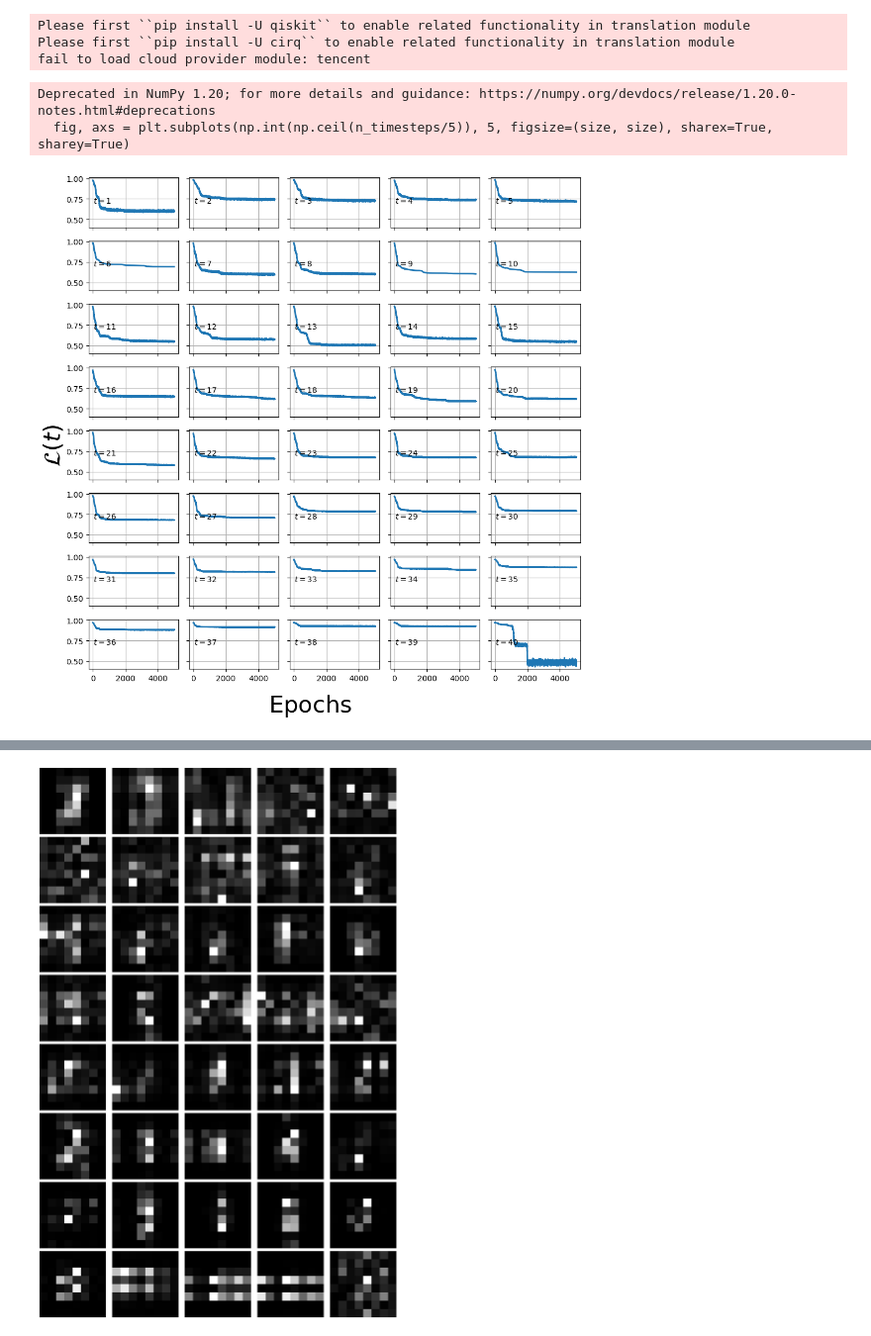
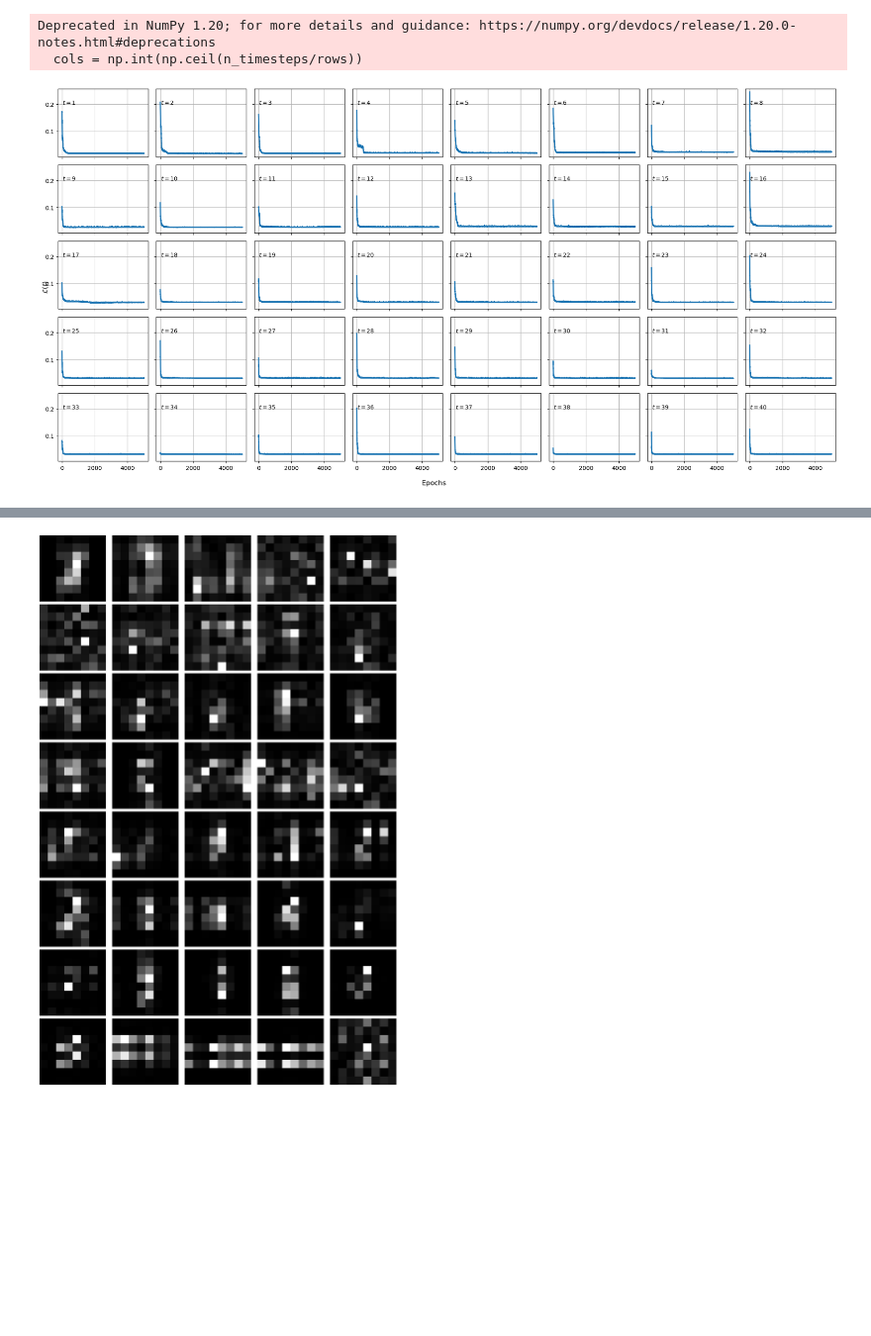
Before and after one commit to alapena/QuantGenMdl, a Jupyter notebook: visualize_denoising.ipynb, the cells around one changed output, grey strips where cells are left out. Shown at 99% size. Cells and saved outputs as stored; diff of their text form; code cells hidden in the pictures; blank space fills up the shorter version.

Commit message:
started n_dim circleY

```diff
--- a/visualize_denoising.ipynb
+++ b/visualize_denoising.ipynb
@@ -12,37 +12,36 @@ import time
 config = {
     'dataset': {
         'dir': './data',
-        'name': 'MNIST1',
+        'name': 'CIRCLEY',
     }
 }
-n_data, n_pixels, n_timesteps, n_ancilla_qubits, n_backward_layers = 1000, 64, 40, 4, 9
+n_data, n_pixels, n_timesteps, n_ancilla_qubits, n_backward_layers = 1000, 2, 40, 2, 6
 _, n_qubits = find_closest_power_of_2(n_pixels, return_power=True)
 diffusion_schedule = 'linear1'
 device = 'cpu'
-# %% [output]
-Please first ``pip install -U qiskit`` to enable related functionality in translation module
-Please first ``pip install -U cirq`` to enable related functionality in translation module
-fail to load cloud provider module: tencent
 # %%
 size = 10
-fig, axs = plt.subplots(np.int(np.ceil(n_timesteps/5)), 5, figsize=(size, size), sharex=True, sharey=True)
+
+rows = 5
+cols = np.int(np.ceil(n_timesteps/rows))
+fig, axs = plt.subplots(rows, cols, figsize=(size+10, size), sharex=True, sharey=True)
 for i in range(n_timesteps):
     # if i < 11:
     #     continue
     dir, filename = get_path(config, type='modelfinallosshist', n_data=n_data, n_pixels=n_pixels, n_qubits=n_qubits, n_ancilla_qubits=n_ancilla_qubits, n_timesteps=n_timesteps, n_backward_layers=n_backward_layers, t=i+1)
     loss = np.load(dir / filename)
-    axs[i//5, i%5].plot(loss, lw=2)
+    axs[i//cols, i%cols].plot(loss, lw=2)
     # axs[i//5, i%5].tick_params(direction='in', length=6, width=2, top='on', right='on', labelsize=20)
-    axs[i//5, i%5].text(x=30, y=0.7, s=r'$t=%d$'%(i+1), fontsize=10)
+    axs[i//cols, i%cols].text(x=30, y=0.2, s=r'$t=%d$'%(i+1), fontsize=10)
     # axs[i//5, i%5].set_yscale('log')
-    axs[i//5, i%5].grid(True)
-fig.supxlabel(r'$\rm Epochs$', fontsize=30)
-fig.supylabel(r'$\mathcal{L}(t)$', fontsize=30)
+    axs[i//cols, i%cols].grid(True)
+fig.supxlabel(r'$\rm Epochs$')
+fig.supylabel(r'$\mathcal{L}(t)$')
 plt.tight_layout()
 # %% [output]
 Deprecated in NumPy 1.20; for more details and guidance: https://numpy.org/devdocs/release/1.20.0-notes.html#deprecations
-  fig, axs = plt.subplots(np.int(np.ceil(n_timesteps/5)), 5, figsize=(size, size), sharex=True, sharey=True)
+  cols = np.int(np.ceil(n_timesteps/rows))
-[figure, old version]
+[figure, new version]
 # %%
 # # Compute Wasserstein distance across timesteps
 # wassbackwardtrain = np.zeros(n_timesteps)
```
Also changed, not shown: parts of 1 cell of this notebook, 5 other files.
